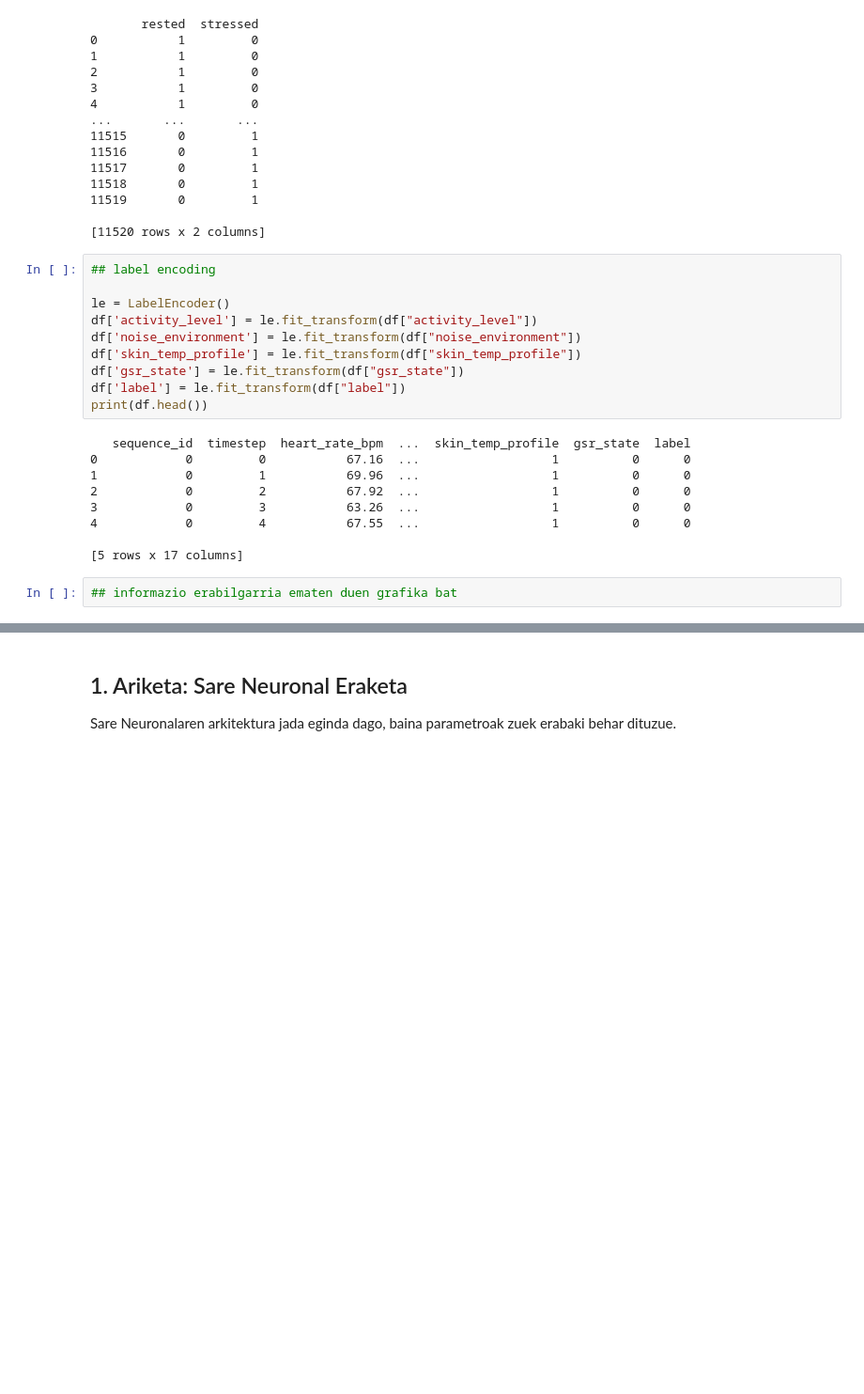
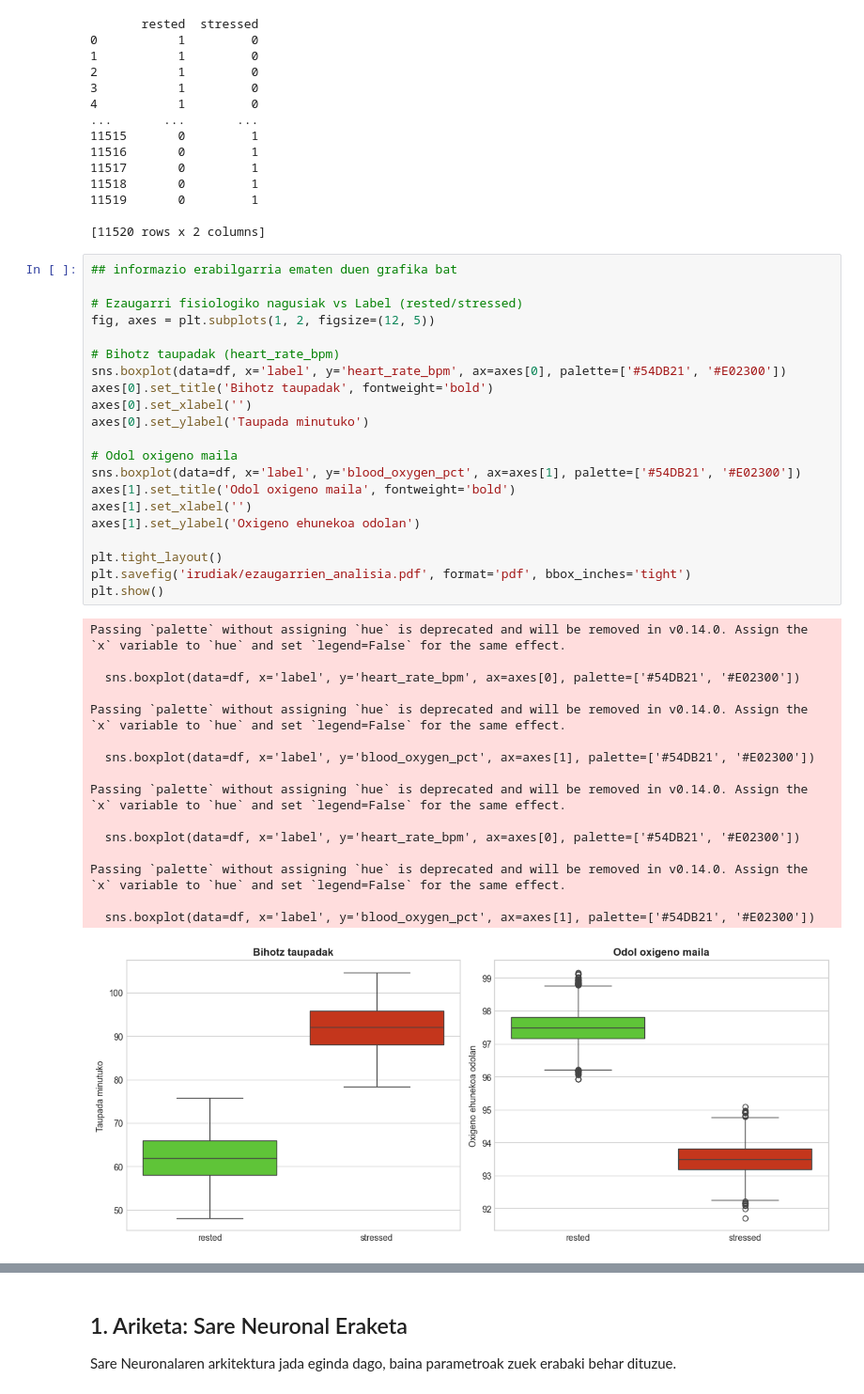
Before and after one commit to Gudari12/lanak, a Jupyter notebook: PIA/sareNeuronalak/sare_neuronal_praktika.ipynb, the cells around one changed output, grey strips where cells are left out. Shown at 94% size. Cells and saved outputs as stored; diff of their text form; blank space fills up the shorter version.

```diff
--- a/PIA/sareNeuronalak/sare_neuronal_praktika.ipynb
+++ b/PIA/sareNeuronalak/sare_neuronal_praktika.ipynb
@@ -105,27 +108,44 @@ print(one_hot_labels)
 11519       0         1
 
 [11520 rows x 2 columns]
-# %%
-## label encoding
-
-le = LabelEncoder()
-df['activity_level'] = le.fit_transform(df["activity_level"])
-df['noise_environment'] = le.fit_transform(df["noise_environment"])
-df['skin_temp_profile'] = le.fit_transform(df["skin_temp_profile"])
-df['gsr_state'] = le.fit_transform(df["gsr_state"])
-df['label'] = le.fit_transform(df["label"])
-print(df.head())
-# %% [output]
-   sequence_id  timestep  heart_rate_bpm  ...  skin_temp_profile  gsr_state  label
-0            0         0           67.16  ...                  1          0      0
-1            0         1           69.96  ...                  1          0      0
-2            0         2           67.92  ...                  1          0      0
-3            0         3           63.26  ...                  1          0      0
-4            0         4           67.55  ...                  1          0      0
-
-[5 rows x 17 columns]
 # %%
 ## informazio erabilgarria ematen duen grafika bat
+
+# Ezaugarri fisiologiko nagusiak vs Label (rested/stressed)
+fig, axes = plt.subplots(1, 2, figsize=(12, 5))
+
+# Bihotz taupadak (heart_rate_bpm)
+sns.boxplot(data=df, x='label', y='heart_rate_bpm', ax=axes[0], palette=['#54DB21', '#E02300'])
+axes[0].set_title('Bihotz taupadak', fontweight='bold')
+axes[0].set_xlabel('')
+axes[0].set_ylabel('Taupada minutuko')
+
+# Odol oxigeno maila
+sns.boxplot(data=df, x='label', y='blood_oxygen_pct', ax=axes[1], palette=['#54DB21', '#E02300'])
+axes[1].set_title('Odol oxigeno maila', fontweight='bold')
+axes[1].set_xlabel('')
+axes[1].set_ylabel('Oxigeno ehunekoa odolan')
+
+plt.tight_layout()
+plt.savefig('irudiak/ezaugarrien_analisia.pdf', format='pdf', bbox_inches='tight')
+plt.show()
+# %% [output]
+Passing `palette` without assigning `hue` is deprecated and will be removed in v0.14.0. Assign the `x` variable to `hue` and set `legend=False` for the same effect.
+
+  sns.boxplot(data=df, x='label', y='heart_rate_bpm', ax=axes[0], palette=['#54DB21', '#E02300'])
+
+Passing `palette` without assigning `hue` is deprecated and will be removed in v0.14.0. Assign the `x` variable to `hue` and set `legend=False` for the same effect.
+
+  sns.boxplot(data=df, x='label', y='blood_oxygen_pct', ax=axes[1], palette=['#54DB21', '#E02300'])
+
+Passing `palette` without assigning `hue` is deprecated and will be removed in v0.14.0. Assign the `x` variable to `hue` and set `legend=False` for the same effect.
+
+  sns.boxplot(data=df, x='label', y='heart_rate_bpm', ax=axes[0], palette=['#54DB21', '#E02300'])
+
+Passing `palette` without assigning `hue` is deprecated and will be removed in v0.14.0. Assign the `x` variable to `hue` and set `legend=False` for the same effect.
+
+  sns.boxplot(data=df, x='label', y='blood_oxygen_pct', ax=axes[1], palette=['#54DB21', '#E02300'])
+[figure, added]
 # %%
 ## Train test banaketa
 
```
Also changed, not shown: parts of 13 cells of this notebook, 3 other files.
